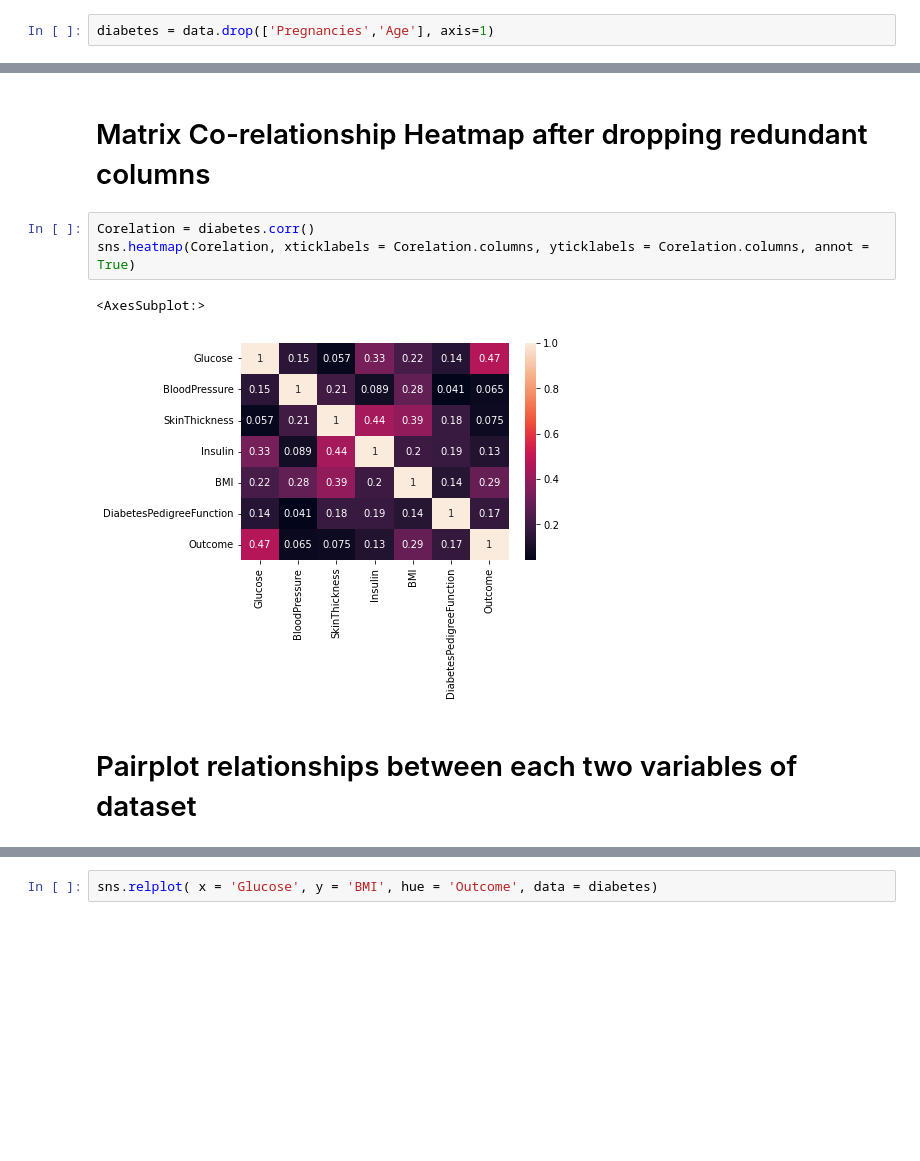
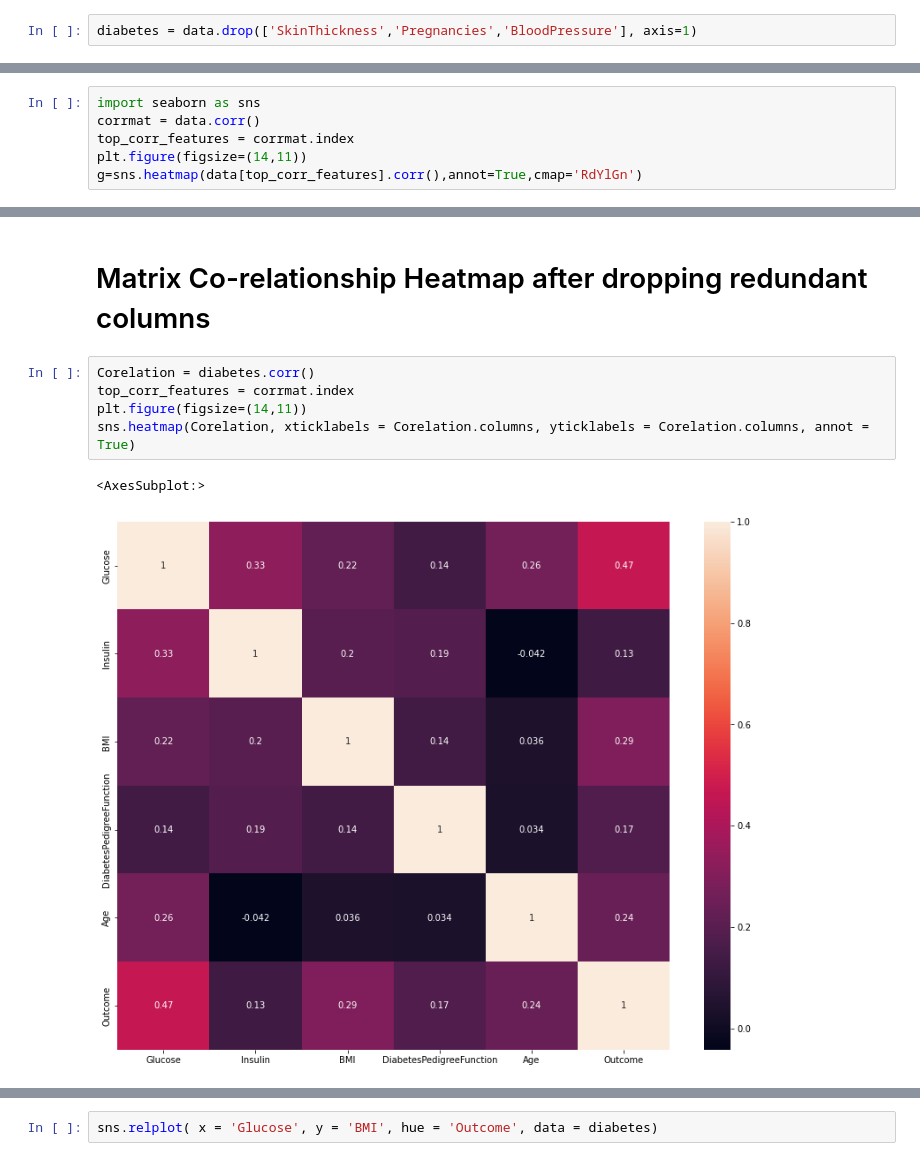
Before and after one commit to NafisTanjim/Diabetes-Prediction, a Jupyter notebook: MY ML.ipynb, the cells around one changed output, grey strips where cells are left out. Cells and saved outputs as stored; diff of their text form; blank space fills up the shorter version.

```diff
--- a/MY ML.ipynb
+++ b/MY ML.ipynb
@@ -118,5 +208,5 @@ dtype: int64
 # %%
-diabetes = data.drop(['Pregnancies','Age'], axis=1)
+diabetes = data.drop(['SkinThickness','Pregnancies','BloodPressure'], axis=1)
 # %%
 diabetes.head()
 # %% [output]
@@ -191,0 +371,6 @@ sns.heatmap(correlation)
+# %%
+import seaborn as sns
+corrmat = data.corr()
+top_corr_features = corrmat.index
+plt.figure(figsize=(14,11))
+g=sns.heatmap(data[top_corr_features].corr(),annot=True,cmap='RdYlGn')
@@ -193,9 +380,9 @@ sns.heatmap(correlation)
 # Matrix Co-relationship Heatmap after dropping redundant columns
 # %%
 Corelation = diabetes.corr()
+top_corr_features = corrmat.index
+plt.figure(figsize=(14,11))
 sns.heatmap(Corelation, xticklabels = Corelation.columns, yticklabels = Corelation.columns, annot = True)
 # %% [output]
 <AxesSubplot:>
-[figure, old version]
+[figure, new version]
-# %% [markdown]
-# Pairplot relationships between each two variables of dataset
```
Also changed, not shown: parts of 107 cells of this notebook.
